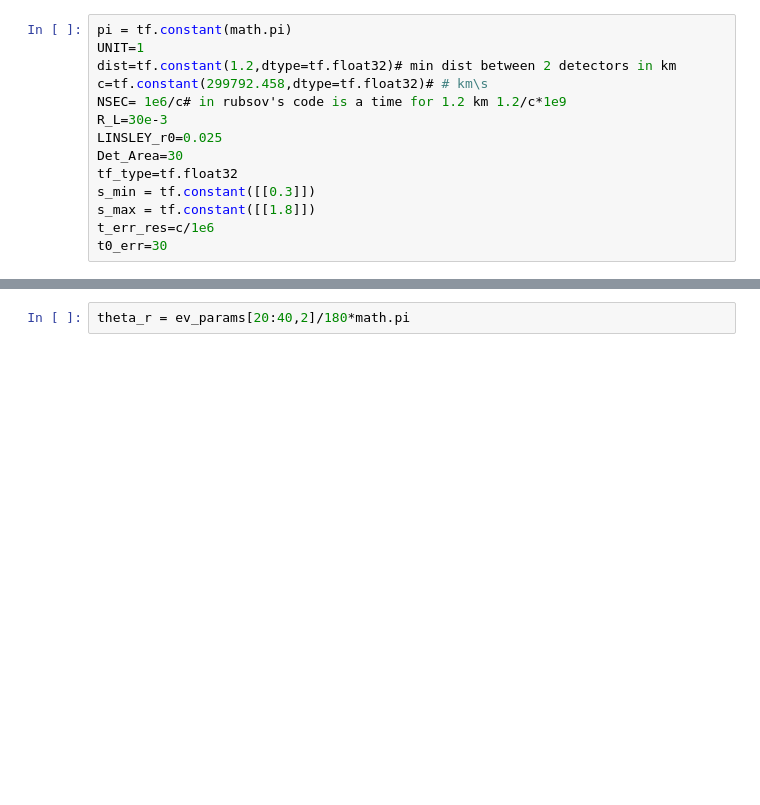
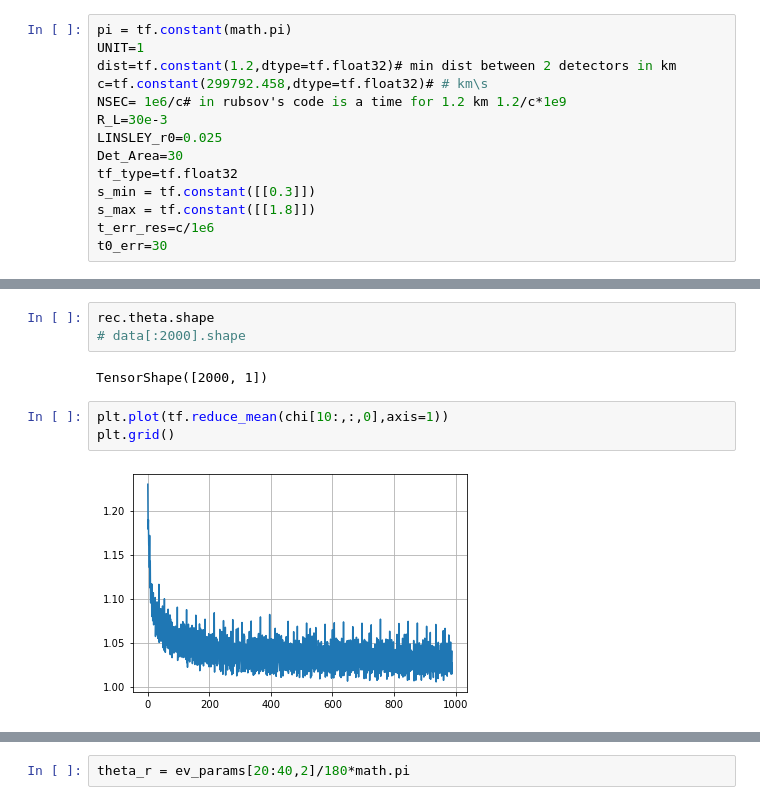
Before and after one commit to fitagdinov/Telescope_Array, a Jupyter notebook: Parameters_all/Notebooks/rewrite_reconstruction.ipynb, the cells around one changed output, grey strips where cells are left out. Saved outputs shown, nothing was run; the diff lists cells and outputs as text; blank space fills up the shorter version.

```diff
--- a/Parameters_all/Notebooks/rewrite_reconstruction.ipynb
+++ b/Parameters_all/Notebooks/rewrite_reconstruction.ipynb
@@ -392,3 +464,13 @@ chi,params=rec.optimization(3000)
+# %%
+rec.theta.shape
+# data[:2000].shape
+# %% [output]
+TensorShape([2000, 1])
+# %%
+plt.plot(tf.reduce_mean(chi[10:,:,0],axis=1))
+plt.grid()
+# %% [output]
+[figure, added]
 # %%
 for i in range(20):
     print(np.array(chi).shape)
```
Also changed, not shown: parts of 15 cells of this notebook, 1 other file.
